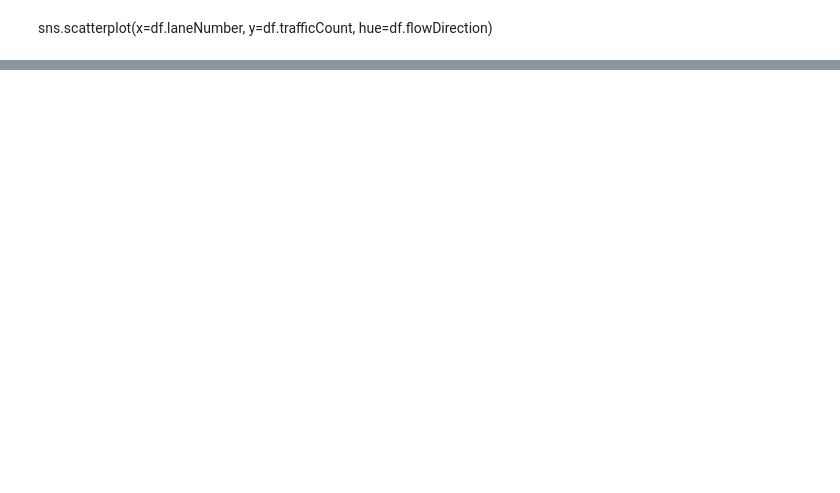
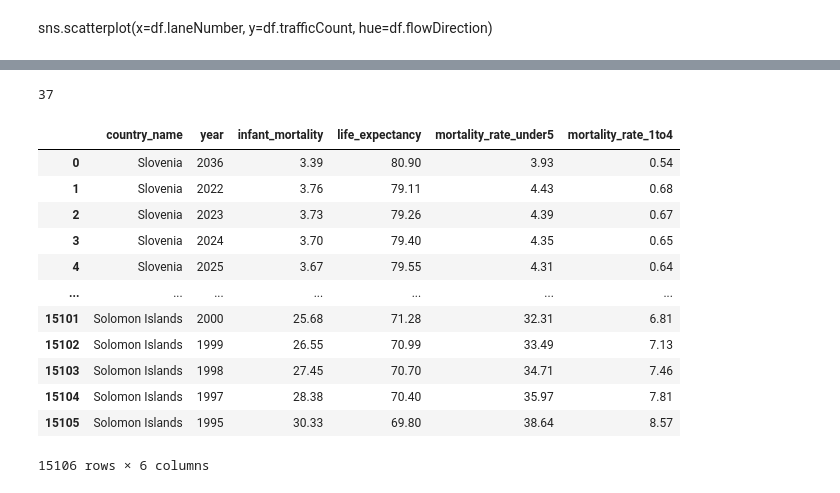
Before and after one commit to etclark3/indiv_project, a Jupyter notebook: notebook.ipynb, the cells around one changed output, grey strips where cells are left out. Drawn from its saved outputs; the diff is of its cells as text; code cells hidden in the pictures; blank space fills up the shorter version.

```diff
--- a/notebook.ipynb
+++ b/notebook.ipynb
@@ -186,0 +278,8 @@ df
+# %%
+mo = pd.read_csv(f'{path2}/mortality_life_expectancy.csv')
+# I don't need all these columns, I'll take the average of each
+mo.drop(columns={'country_code','infant_mortality_male','infant_mortality_female','life_expectancy_male',
+                'life_expectancy_female','mortality_rate_under5_male','mortality_rate_under5_female',
+                 'mortality_rate_1to4_male','mortality_rate_1to4_female'}, inplace=True)
+print(mo.shape)
+mo.head(10)
@@ -186,0 +352,20 @@ df
+# %%
+(mo.year.value_counts() == 228).sum()
+# %% [output]
+37
+# %%
+mo.drop()
+# %% [output]
+|  | country_name | year | infant_mortality | life_expectancy | mortality_rate_under5 | mortality_rate_1to4 |
+| 0 | Slovenia | 2036 | 3.39 | 80.90 | 3.93 | 0.54 |
+| 1 | Slovenia | 2022 | 3.76 | 79.11 | 4.43 | 0.68 |
+| 2 | Slovenia | 2023 | 3.73 | 79.26 | 4.39 | 0.67 |
+| 3 | Slovenia | 2024 | 3.70 | 79.40 | 4.35 | 0.65 |
+| 4 | Slovenia | 2025 | 3.67 | 79.55 | 4.31 | 0.64 |
+| ... | ... | ... | ... | ... | ... | ... |
+| 15101 | Solomon Islands | 2000 | 25.68 | 71.28 | 32.31 | 6.81 |
+| 15102 | Solomon Islands | 1999 | 26.55 | 70.99 | 33.49 | 7.13 |
+| 15103 | Solomon Islands | 1998 | 27.45 | 70.70 | 34.71 | 7.46 |
+| 15104 | Solomon Islands | 1997 | 28.38 | 70.40 | 35.97 | 7.81 |
+| 15105 | Solomon Islands | 1995 | 30.33 | 69.80 | 38.64 | 8.57 |
+15106 rows × 6 columns
```
Also changed, not shown: parts of 88 cells of this notebook.
